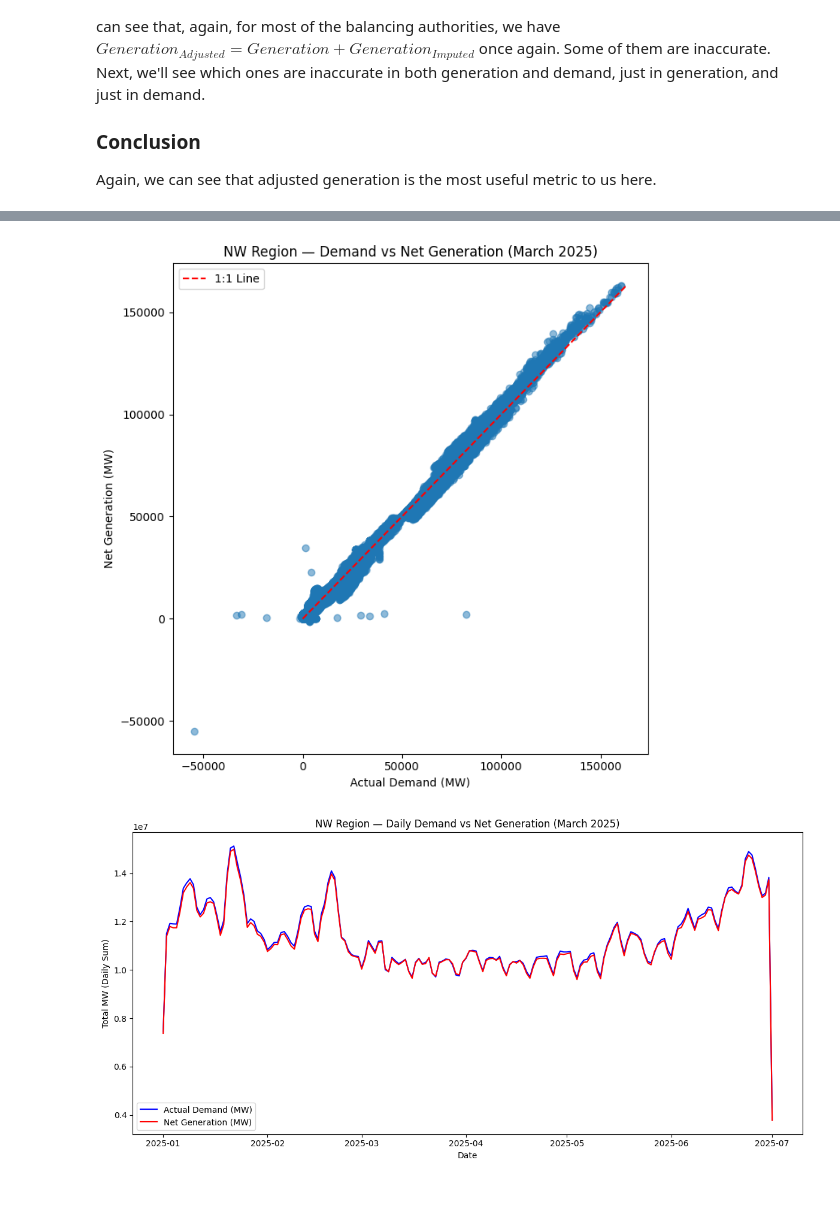
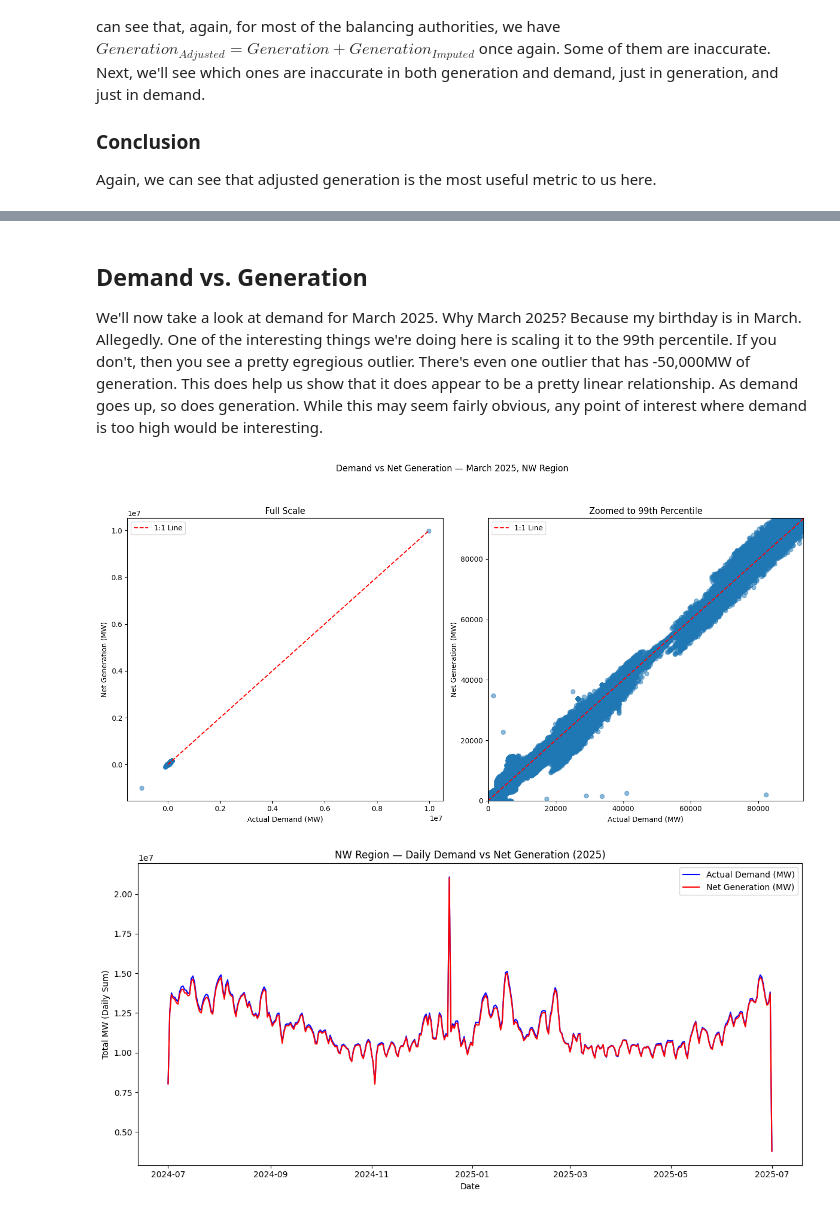
Before and after one commit to Michaelsaju1/AIPI510_Module_Project_1, a Jupyter notebook: power_grid_analysis.ipynb, the cells around one changed output, grey strips where cells are left out. Saved outputs shown, nothing was run; the diff lists cells and outputs as text; code cells hidden in the pictures.

```diff
--- a/power_grid_analysis.ipynb
+++ b/power_grid_analysis.ipynb
@@ -29,8 +32,16 @@ for key, value in files.items():
 
 Our first step is to understand the data and read the rows and columns that exist. We need to explore and understand what all of the columns actually mean before we can work with the data.
 # %%
-filename = "EIA930_BALANCE_2025_Jan_Jun.csv"
-df = pd.read_csv(filename)
+df1 = pd.read_csv("EIA930_BALANCE_2024_Jul_Dec.csv")
+df2 = pd.read_csv("EIA930_BALANCE_2025_Jan_Jun.csv")
+
+# Concat both dataframes
+df = pd.concat([df1, df2], ignore_index=True)
+
+df["UTC Time at End of Hour"] = pd.to_datetime(df["UTC Time at End of Hour"])
+
+print(df["UTC Time at End of Hour"].min(), "to", df["UTC Time at End of Hour"].max())
+
 print(df.columns)
 
 df.head(10)
@@ -318,34 +316,39 @@ discrepancy_table = data[["UTC Time at End of Hour", "Balancing Authority", "Dem
+# %% [markdown]
+## Demand vs. Generation
+
+We'll now take a look at demand for March 2025. Why March 2025? Because my birthday is in March. Allegedly. One of the interesting things we're doing here is scaling it to the 99th percentile. If you don't, then you see a pretty egregious outlier. There's even one outlier that has -50,000MW of generation. This does help us show that it does appear to be a pretty linear relationship. As demand goes up, so does generation. While this may seem fairly obvious, any point of interest where demand is too high would be interesting.
 # %%
 import matplotlib.pyplot as plt
-import pandas as pd
 
-# Ensure datetime
-df["UTC Time at End of Hour"] = pd.to_datetime(df["UTC Time at End of Hour"])
+fig, axes = plt.subplots(1, 2, figsize=(14, 7), sharex=False, sharey=False)
 
+# --- Left: full scale ---
+axes[0].scatter(df["Demand (MW)"], df["Net Generation (MW)"], alpha=0.5)
+max_val = max(df["Demand (MW)"].max(), df["Net Generation (MW)"].max())
+axes[0].plot([0, max_val], [0, max_val], 'r--', label="1:1 Line")
+axes[0].set_title("Full Scale")
+axes[0].set_xlabel("Actual Demand (MW)")
+axes[0].set_ylabel("Net Generation (MW)")
+axes[0].legend()
 
-# Scatter plot: Demand vs Net Generation
-plt.figure(figsize=(7,7))
-plt.scatter(df["Demand (MW)"], df["Net Generation (MW)"], alpha=0.5)
+# --- Right: zoomed to 99th percentile ---
+axes[1].scatter(df["Demand (MW)"], df["Net Generation (MW)"], alpha=0.5)
+axes[1].plot([0, max_val], [0, max_val], 'r--', label="1:1 Line")
+xlim = df["Demand (MW)"].quantile(0.99)
+ylim = df["Net Generation (MW)"].quantile(0.99)
+axes[1].set_xlim(0, xlim)
+axes[1].set_ylim(0, ylim)
+axes[1].set_title("Zoomed to 99th Percentile")
+axes[1].set_xlabel("Actual Demand (MW)")
+axes[1].set_ylabel("Net Generation (MW)")
+axes[1].legend()
 
-# Add 1:1 reference line
-max_val = max(df["Demand (MW)"].max(), df["Net Generation (MW)"].max())
-plt.plot([0, max_val], [0, max_val], 'r--', label="1:1 Line")
-
-plt.title("NW Region — Demand vs Net Generation (March 2025)")
-plt.xlabel("Actual Demand (MW)")
-plt.ylabel("Net Generation (MW)")
-plt.legend()
-plt.tight_layout()
+plt.suptitle("Demand vs Net Generation — March 2025, NW Region", y=1.02)
+plt.tight_layout(rect=[0, 0, 1, 0.97])
 plt.show()
 # %% [output]
-[figure, old version]
+[figure, new version]
 # %%
-import matplotlib.pyplot as plt
-import pandas as pd
-
-# Ensure datetime
-df["UTC Time at End of Hour"] = pd.to_datetime(df["UTC Time at End of Hour"])
-
 # Filter NW + March 2025
 #nw = df[
 #    (df["Region"] == "NW") &
@@ -357,7 +360,7 @@ df["UTC Time at End of Hour"] = pd.to_datetime(df["UTC Time at End of Hour"])
 daily = df.groupby(df["UTC Time at End of Hour"].dt.date)[["Demand (MW)", "Net Generation (MW)"]].sum()
 
 # Plot
-plt.figure(figsize=(12,6))
+plt.figure(figsize=(12, 6))
 plt.plot(daily.index, daily["Demand (MW)"], color="blue", label="Actual Demand (MW)")
 plt.plot(daily.index, daily["Net Generation (MW)"], color="red", label="Net Generation (MW)")
 
@@ -368,4 +371,4 @@ plt.legend()
 plt.tight_layout()
 plt.show()
 # %% [output]
-[figure, old version]
+[figure, new version]
```
Also changed, not shown: parts of 15 cells of this notebook, 3 other files.
